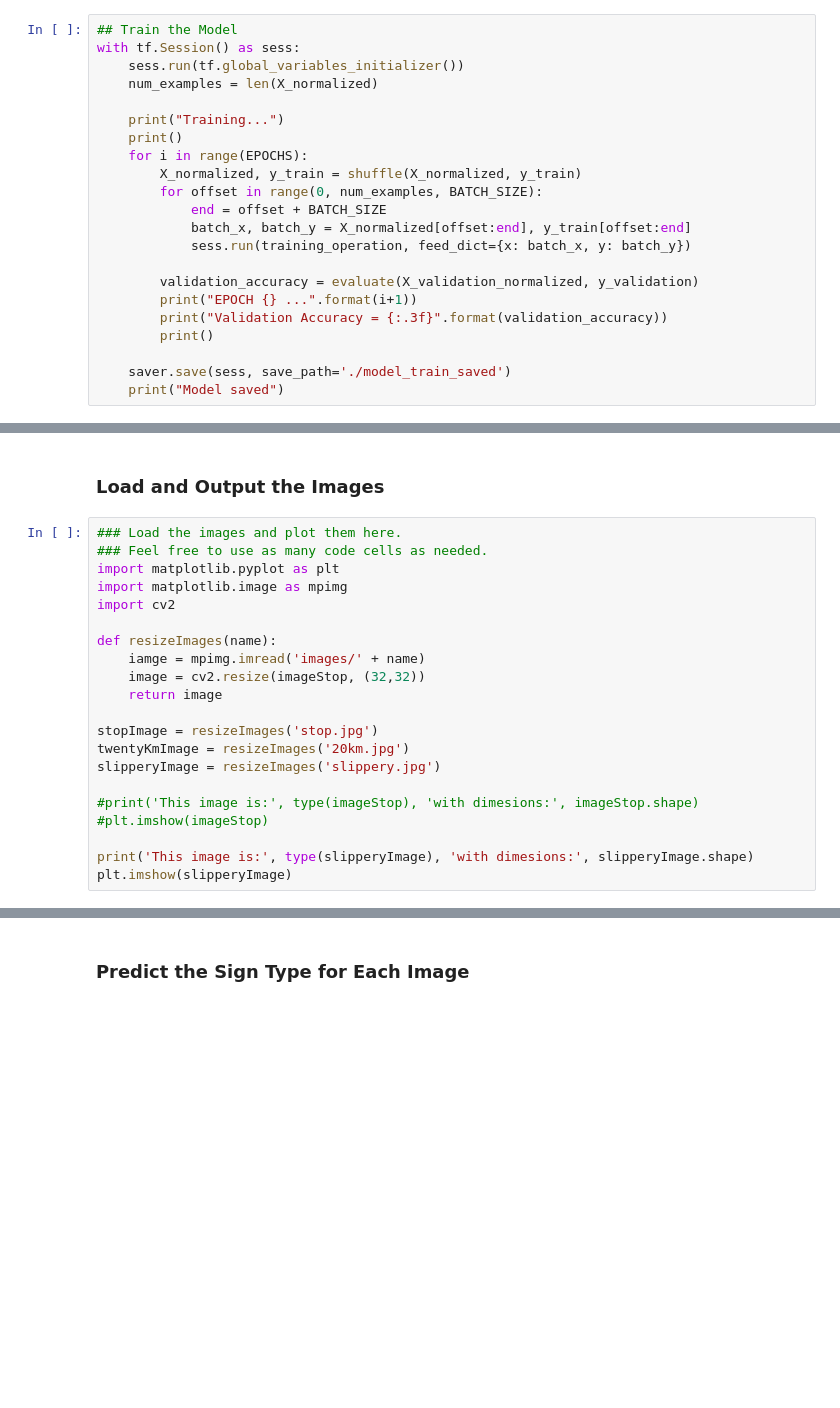
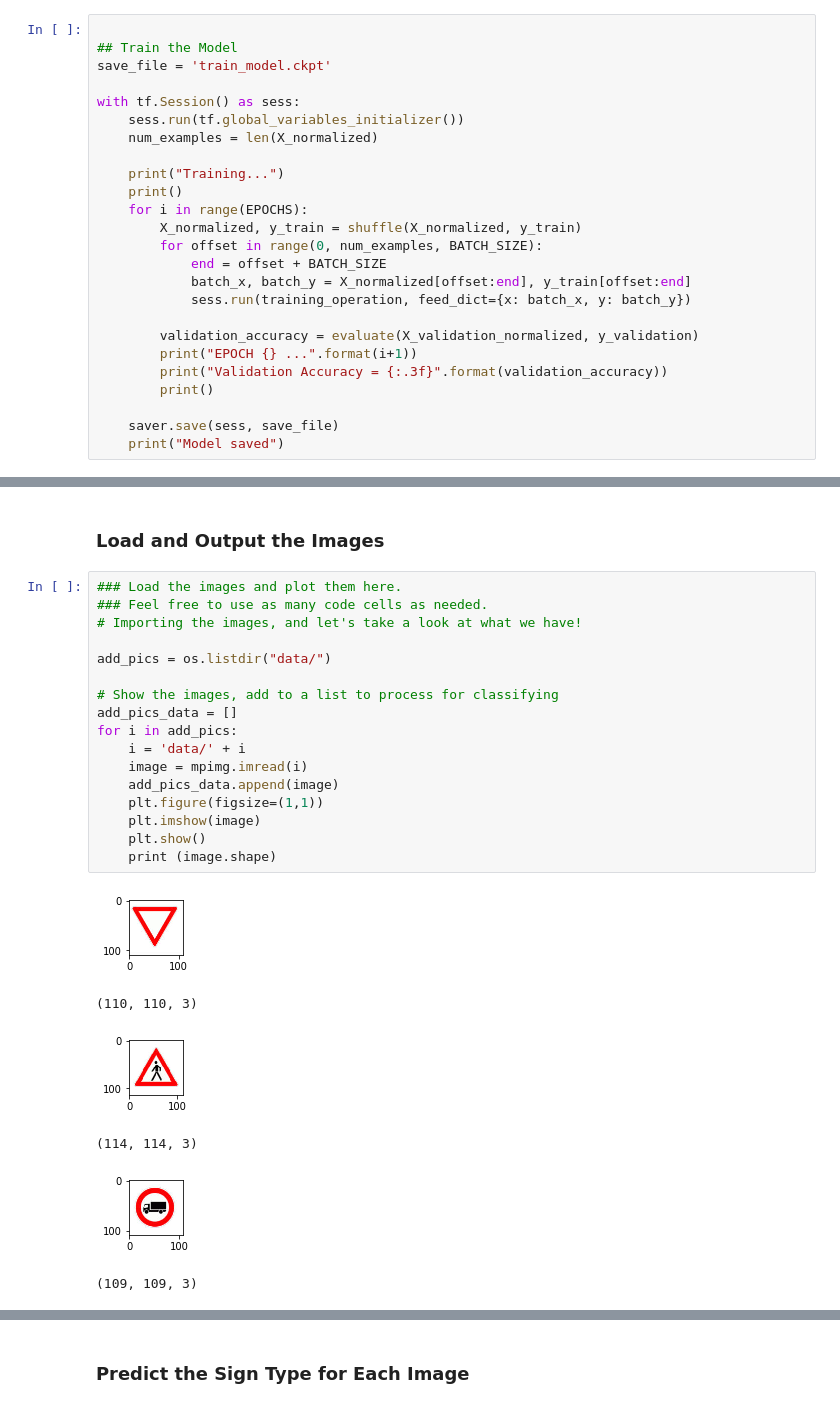
Before and after one commit to calsaviour/sdc, a Jupyter notebook: TermOne/CarND-Traffic-Sign-Classifier-Project/Traffic_Sign_Classifier.ipynb, the cells around one changed output, grey strips where cells are left out. Saved outputs shown, nothing was run; the diff lists cells and outputs as text; blank space fills up the shorter version.

```diff
--- a/TermOne/CarND-Traffic-Sign-Classifier-Project/Traffic_Sign_Classifier.ipynb
+++ b/TermOne/CarND-Traffic-Sign-Classifier-Project/Traffic_Sign_Classifier.ipynb
@@ -378,7 +378,10 @@ def evaluate(X_data, y_data):
 # %% [markdown]
 ## Train the Model
 # %%
+
 ## Train the Model
+save_file = 'train_model.ckpt'
+
 with tf.Session() as sess:
     sess.run(tf.global_variables_initializer())
     num_examples = len(X_normalized)
@@ -397,7 +400,7 @@ with tf.Session() as sess:
         print("Validation Accuracy = {:.3f}".format(validation_accuracy))
         print()
 
-    saver.save(sess, save_path='./model_train_saved')
+    saver.save(sess, save_file)
     print("Model saved")
 # %% [output]
 Training...
@@ -436,24 +439,27 @@ To give yourself more insight into how your model is working, download at least
 You may find `signnames.csv` useful as it contains mappings from the class id (integer) to the actual sign name.
 # %% [markdown]
 ### Load and Output the Images
-# %%
-### Load the images and plot them here.
-### Feel free to use as many code cells as needed.
-import matplotlib.pyplot as plt
-import matplotlib.image as mpimg
-import cv2
-
-def resizeImages(name):
-    iamge = mpimg.imread('images/' + name)
-    image = cv2.resize(imageStop, (32,32))
-    return image
-
-stopImage = resizeImages('stop.jpg')
-twentyKmImage = resizeImages('20km.jpg')
-slipperyImage = resizeImages('slippery.jpg')
-
-#print('This image is:', type(imageStop), 'with dimesions:', imageStop.shape)
-#plt.imshow(imageStop)
-
-print('This image is:', type(slipperyImage), 'with dimesions:', slipperyImage.shape)
-plt.imshow(slipperyImage)
+# %%
+### Load the images and plot them here.
+### Feel free to use as many code cells as needed.
+# Importing the images, and let's take a look at what we have!
+
+add_pics = os.listdir("data/")
+
+# Show the images, add to a list to process for classifying
+add_pics_data = []
+for i in add_pics:
+    i = 'data/' + i
+    image = mpimg.imread(i)
+    add_pics_data.append(image)
+    plt.figure(figsize=(1,1))
+    plt.imshow(image)
+    plt.show()
+    print (image.shape)
+# %% [output]
+[figure, added]
+(110, 110, 3)
+[figure, added]
+(114, 114, 3)
+[figure, added]
+(109, 109, 3)
```
Also changed, not shown: parts of 17 cells of this notebook.
